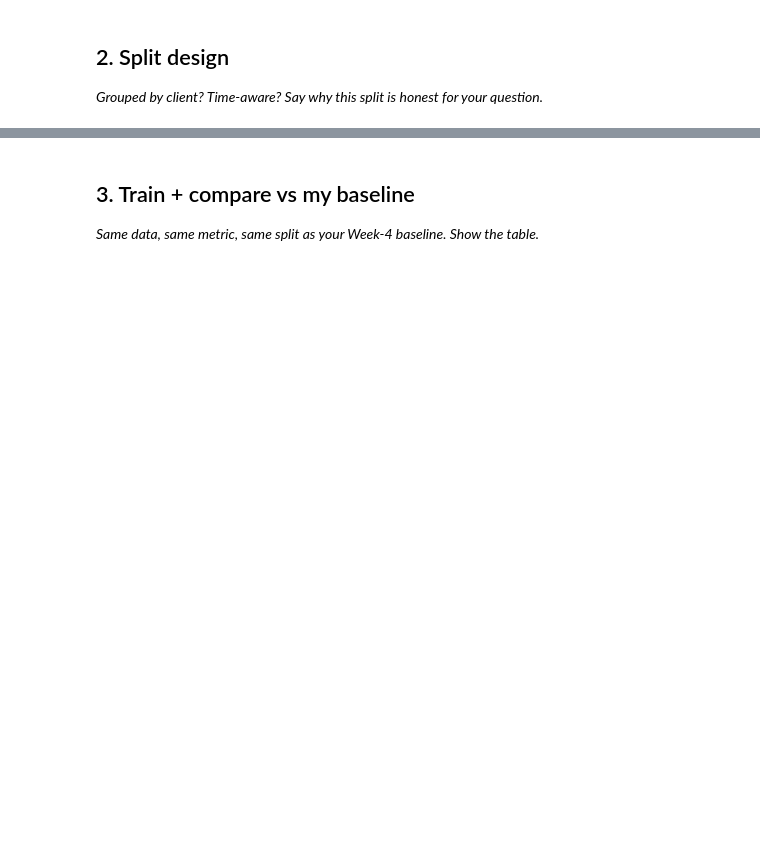
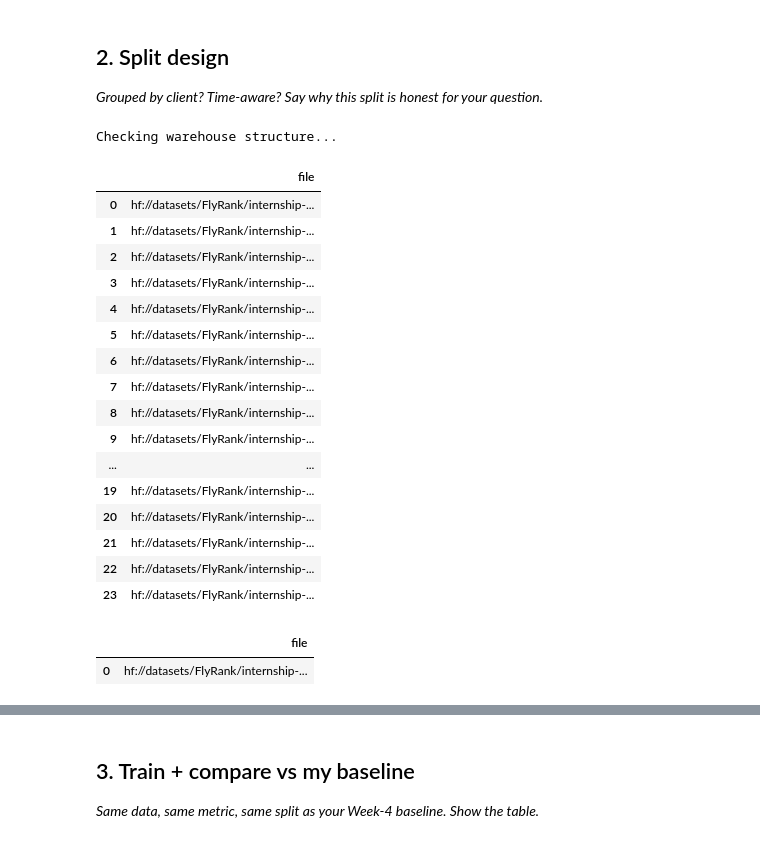
Before and after one commit to afreensumai64/ML-Internship, a Jupyter notebook: work/notebooks/w05_model.ipynb, the cells around one changed output, grey strips where cells are left out. Cells and saved outputs as stored; diff of their text form; code cells hidden in the pictures; blank space fills up the shorter version.

```diff
--- a/work/notebooks/w05_model.ipynb
+++ b/work/notebooks/w05_model.ipynb
@@ -22,0 +86,46 @@ This skeleton is yours to fill. Work the sections **in order** — each one has
+# %%
+# Check the actual files available in the FlyRank warehouse
+
+print("Checking warehouse structure...")
+
+files = con.sql(f"""
+SELECT file
+FROM glob('{REL}/**')
+LIMIT 30
+""").df()
+
+display(files)
+# %% [output]
+Checking warehouse structure...
+|  | file |
+| 0 | hf://datasets/FlyRank/internship-... |
+| 1 | hf://datasets/FlyRank/internship-... |
+| 2 | hf://datasets/FlyRank/internship-... |
+| 3 | hf://datasets/FlyRank/internship-... |
+| 4 | hf://datasets/FlyRank/internship-... |
+| 5 | hf://datasets/FlyRank/internship-... |
+| 6 | hf://datasets/FlyRank/internship-... |
+| 7 | hf://datasets/FlyRank/internship-... |
+| 8 | hf://datasets/FlyRank/internship-... |
+| 9 | hf://datasets/FlyRank/internship-... |
+| ... | ... |
+| 19 | hf://datasets/FlyRank/internship-... |
+| 20 | hf://datasets/FlyRank/internship-... |
+| 21 | hf://datasets/FlyRank/internship-... |
+| 22 | hf://datasets/FlyRank/internship-... |
+| 23 | hf://datasets/FlyRank/internship-... |
+# %%
+# Find the exact dim_content path
+
+files = con.sql(f"""
+SELECT file
+FROM glob('{REL}/**')
+WHERE file ILIKE '%dim_content%'
+""").df()
+
+pd.set_option("display.max_colwidth", None)
+
+display(files)
+# %% [output]
+|  | file |
+| 0 | hf://datasets/FlyRank/internship-... |
```
Also changed, not shown: parts of 14 cells of this notebook.
